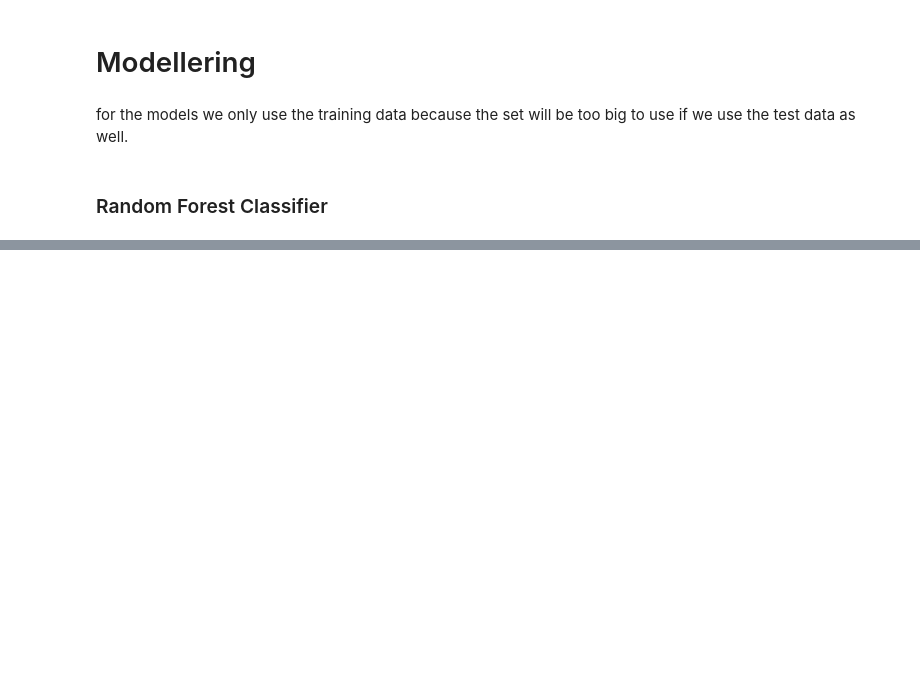
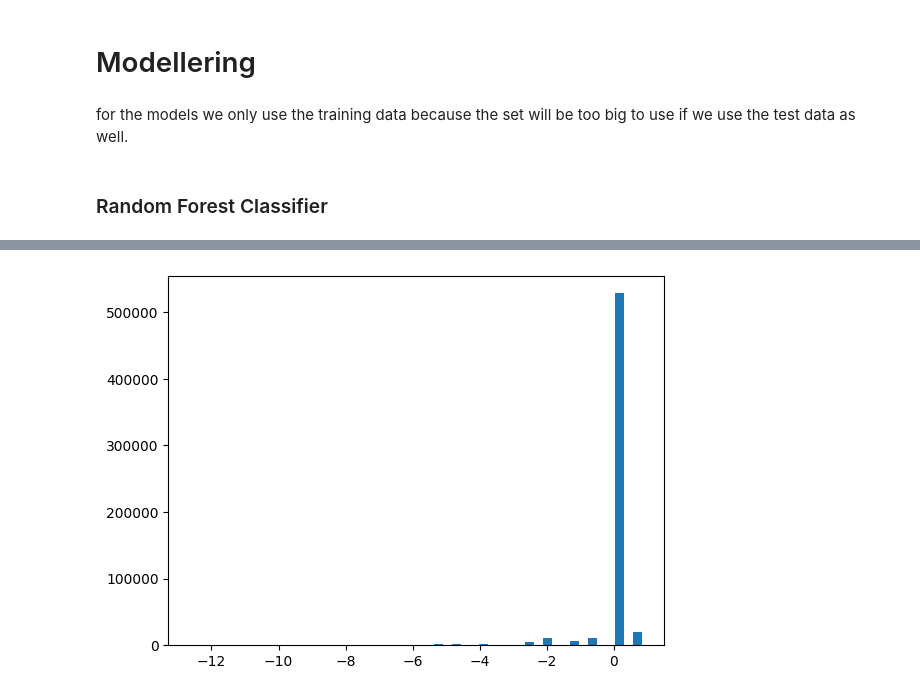
Before and after one commit to JoranVisscher/MachineLearningFraud, a Jupyter notebook: DatasetAnalysis.ipynb, the cells around one changed output, grey strips where cells are left out. Cells and saved outputs as stored; diff of their text form; code cells hidden in the pictures; blank space fills up the shorter version.

```diff
--- a/DatasetAnalysis.ipynb
+++ b/DatasetAnalysis.ipynb
@@ -681,0 +814,6 @@ Next Steps: Focus on improving recall by addressing class imbalance, adjusting t
+# %%
+
+plt.hist(train_data['id_01'], bins=50)
+plt.show()
+# %% [output]
+[figure, added]
```
Also changed, not shown: parts of 62 cells of this notebook.
